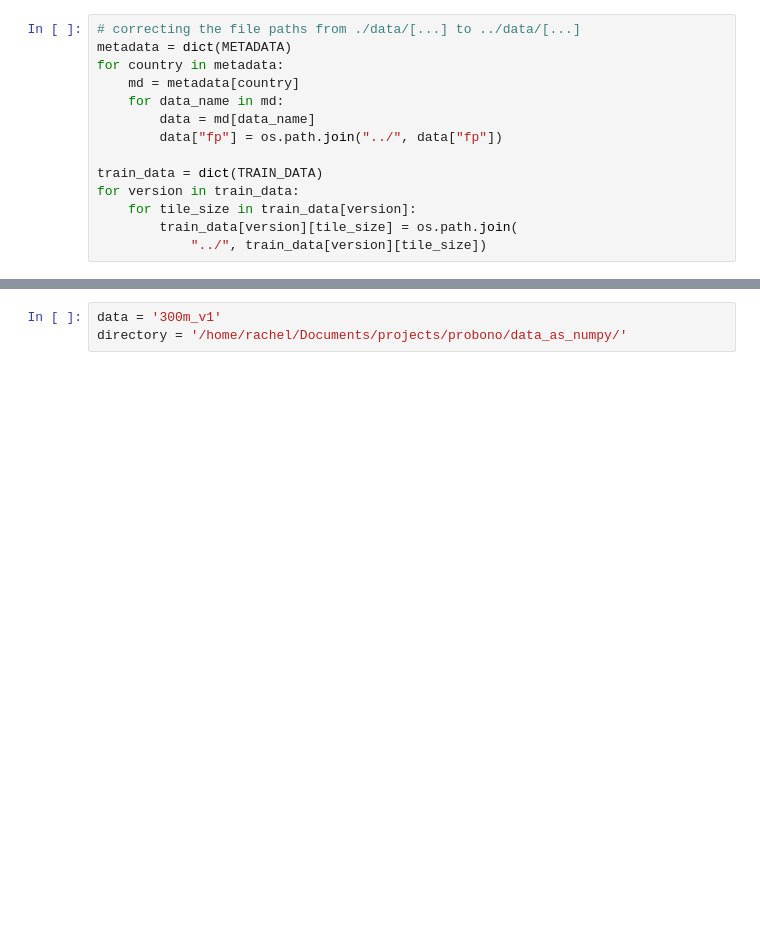
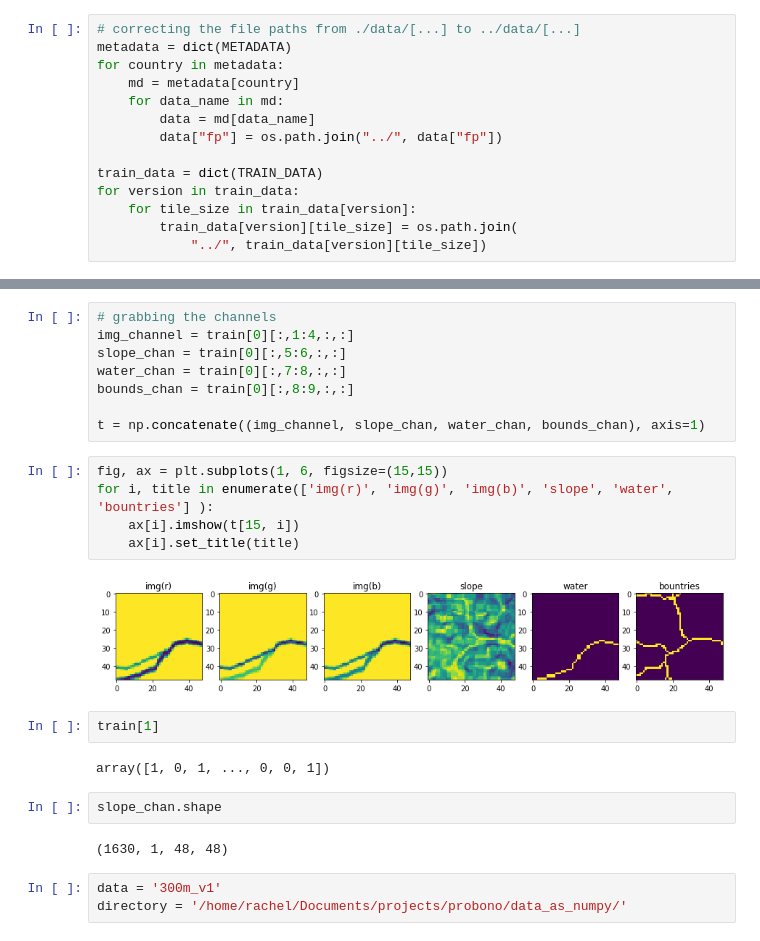
Before and after one commit to narthnil/b2p-siteident, a Jupyter notebook: notebooks/baseline_models.ipynb, the cells around one changed output, grey strips where cells are left out. Cells and saved outputs as stored; diff of their text form; blank space fills up the shorter version.

```diff
--- a/notebooks/baseline_models.ipynb
+++ b/notebooks/baseline_models.ipynb
@@ -104,3 +279,26 @@ MODALITIES = 'all'  # or 'limited'
+# %%
+# grabbing the channels
+img_channel = train[0][:,1:4,:,:]
+slope_chan = train[0][:,5:6,:,:]
+water_chan = train[0][:,7:8,:,:]
+bounds_chan = train[0][:,8:9,:,:]
+
+t = np.concatenate((img_channel, slope_chan, water_chan, bounds_chan), axis=1)
+# %%
+fig, ax = plt.subplots(1, 6, figsize=(15,15))
+for i, title in enumerate(['img(r)', 'img(g)', 'img(b)', 'slope', 'water', 'bountries'] ):
+    ax[i].imshow(t[15, i])
+    ax[i].set_title(title)
+# %% [output]
+[figure, added]
+# %%
+train[1]
+# %% [output]
+array([1, 0, 1, ..., 0, 0, 1])
+# %%
+slope_chan.shape
+# %% [output]
+(1630, 1, 48, 48)
 # %%
 data = '300m_v1'
 directory = '/home/rachel/Documents/projects/probono/data_as_numpy/'
```
Also changed, not shown: parts of 21 cells of this notebook, 1 other file.
